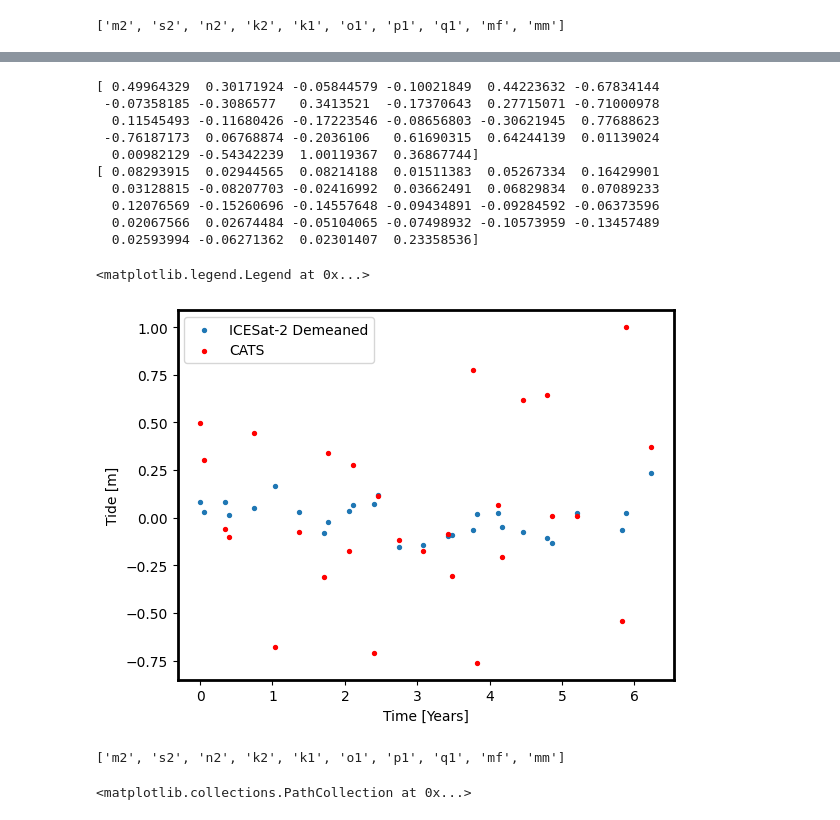
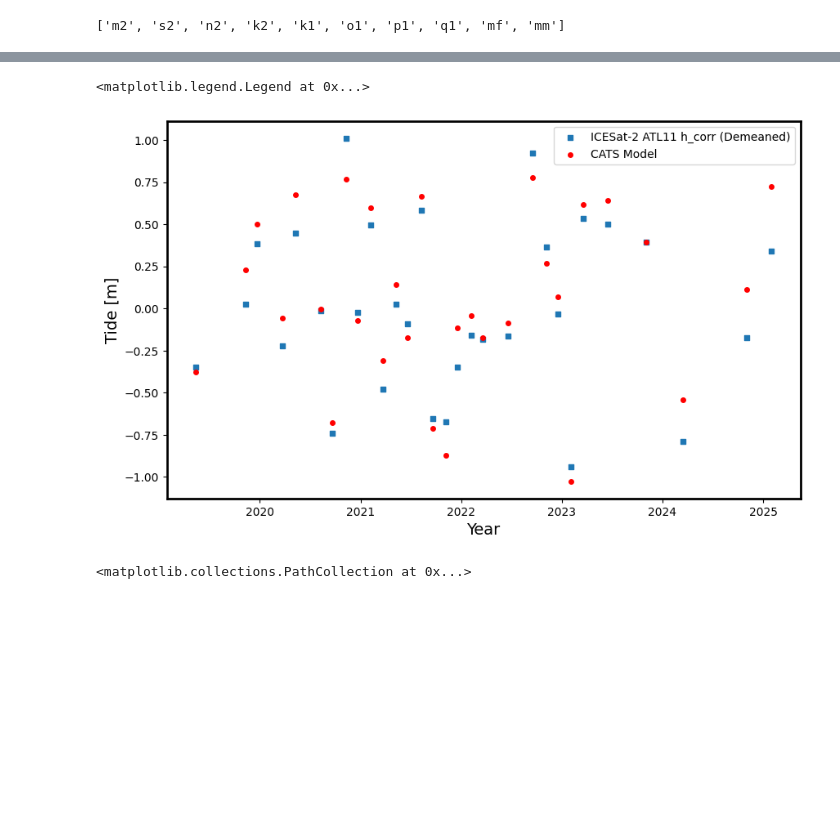
Before and after one commit to zsk4/harmonic-analysis, a Jupyter notebook: notebooks/ha.ipynb, the cells around one changed output, grey strips where cells are left out. Saved outputs shown, nothing was run; the diff lists cells and outputs as text; code cells hidden in the pictures; blank space fills up the shorter version.

```diff
--- a/notebooks/ha.ipynb
+++ b/notebooks/ha.ipynb
@@ -187,0 +209,4 @@ Data: ['https://n5eil01u.ecs.nsidc.org/DP5/ATLAS/ATL11.006/2019.03.29/ATL11_1340
+# %%
+for file in files[:7]:
+    with h5py.File(file, "r") as fi:
+        print(fi["/"])
@@ -238,6 +265,10 @@ for file in files[:7]:
             data["x_time"] = Time(
                 time_temp, format="gps"
             ).iso  # Convert to readable time
+            data["x_tide"] = fi[
+                g + "crossing_track_data/tide_ocean"
+            ]  # Not ocean_tide as in the ATBD
+            data["x_ref_pt"] = fi[g + "crossing_track_data/ref_pt"][:]
 
             # Main track data
             data["lat"] = fi[g + "/latitude"][:]  # Latitude [degrees]
@@ -251,5 +282,6 @@ for file in files[:7]:
             data["ref_pt"] = fi[g + "/ref_pt"][:]  # Reference point
             time_temp = data["t_ref"] + data["t_dt"]
             data["time"] = Time(time_temp, format="gps").iso  # Convert to readable time
+            data["tide"] = fi[g + "/cycle_stats/tide_ocean"][:]  # Tide correction [m]
 
         data_arr.append(data)
@@ -257,6 +301,7 @@ for file in files[:7]:
 # Find closest point to gz05 for data_arr[0]
 trk_X = data_arr[0]
 gz05_lat, gz05_lon = -84.2986, -164.5206
+gz05_lat, gz05_lon = -84.4986, -164.7206
 lat_lon = np.column_stack((trk_X["x_lat"], trk_X["x_lon"]))
 dists = np.linalg.norm(lat_lon - [gz05_lat, gz05_lon], axis=1)
 min_index = np.argmin(dists)
@@ -277,9 +322,13 @@ mskd_h = mskd_h[msk_h]
 mskd_xt = trk_X["x_time"][mskx]
 mskd_xcycle = trk_X["x_cycle_number"][mskx]
 mskd_xrgt = trk_X["x_rgt"][mskx]
+mskd_xrefpt = trk_X["x_ref_pt"][mskx]
+# mskd_xtide = trk_X["x_tide"][mskx]
 
 mskd_t = trk_X["time"][msk]
 mskd_tdt = trk_X["t_dt"][msk]
+# mskd_refpt = trk_X["ref_pt"][msk_t]
+# mskd_tide = trk_X["tide"][msk]
 msk_t = mskd_tdt < 1e300
 mskd_t = mskd_t[msk_t]
 msk_t = msk_t.flatten()
@@ -297,6 +346,7 @@ print(
     len(mskd_cycle),
     len(mskd_rgt),
     len(mskd_h),
+    # len(mskd_tide),
 )
 print(
     len(mskd_xlat),
@@ -305,6 +355,7 @@ print(
     len(mskd_xcycle),
     len(mskd_xrgt),
     len(mskd_xh),
+    # len(mskd_xtide),
 )
 df1 = pd.DataFrame(
     {
@@ -314,6 +365,7 @@ df1 = pd.DataFrame(
         "cycle_number": mskd_xcycle,
         "rgt": mskd_xrgt,
         "h_corr": mskd_xh,
+        # "tide": mskd_xtide,
     }
 )
 df2 = pd.DataFrame(
@@ -324,6 +376,7 @@ df2 = pd.DataFrame(
         "cycle_number": mskd_cycle,
         "rgt": mskd_rgt,
         "h_corr": mskd_h,
+        # "tide": mskd_tide,
     }
 )
 df = pd.concat([df1, df2], ignore_index=True)
@@ -533,25 +584,24 @@ True: 172.692, Fitted: 1.09587
+# %%
+import scipy
+import matplotlib.dates as mdates
+
+detrended = df["h_corr_demeaned"].values
+detrended = scipy.signal.detrend(detrended)
 # %%
-print(tide_results / 100)
-print(demeaned_for_comp)
-fig, ax = plt.subplots()
-ax.scatter(t / 24 / 265, demeaned_for_comp, s=8, label="ICESat-2 Demeaned")
-ax.scatter(t / 24 / 265, tide_results / 100, s=8, color="red", label="CATS")
-ax.set_xlabel("Time [Years]")
-ax.set_ylabel("Tide [m]")
+fig, ax = plt.subplots(figsize=(10, 6))
+ax.scatter(
+    tide_times, detrended, s=16, label="ICESat-2 ATL11 h_corr (Demeaned)", marker="s"
+)
+ax.scatter(tide_times, tide_results / 100, s=16, color="red", label="CATS Model")
+ax.set_xlabel("Year", fontsize=14)
+ax.set_ylabel("Tide [m]", fontsize=14)
+# Set x axis in years
+ax.xaxis.set_major_locator(mdates.YearLocator())
+ax.xaxis.set_major_formatter(mdates.DateFormatter("%Y"))
 ax.legend()
 # %% [output]
-[ 0.49964329  0.30171924 -0.05844579 -0.10021849  0.44223632 -0.67834144
- -0.07358185 -0.3086577   0.3413521  -0.17370643  0.27715071 -0.71000978
-  0.11545493 -0.11680426 -0.17223546 -0.08656803 -0.30621945  0.77688623
- -0.76187173  0.06768874 -0.2036106   0.61690315  0.64244139  0.01139024
-  0.00982129 -0.54342239  1.00119367  0.36867744]
-[ 0.08293915  0.02944565  0.08214188  0.01511383  0.05267334  0.16429901
-  0.03128815 -0.08207703 -0.02416992  0.03662491  0.06829834  0.07089233
-  0.12076569 -0.15260696 -0.14557648 -0.09434891 -0.09284592 -0.06373596
-  0.02067566  0.02674484 -0.05104065 -0.07498932 -0.10573959 -0.13457489
-  0.02593994 -0.06271362  0.02301407  0.23358536]
+<matplotlib.legend.Legend at 0x...>
-<matplotlib.legend.Legend at 0x...>
-[figure, old version]
+[figure, new version]
 # %%
 # See if we can get the correct answer by sampling more often.
 
@@ -569,8 +619,6 @@ tide_results = tides.tidal_elevation(
     [gz05_lat],
     tide_times,
 ).data.T[0]
-# %% [output]
-['m2', 's2', 'n2', 'k2', 'k1', 'o1', 'p1', 'q1', 'mf', 'mm']
 # %%
 # Convert tide_times to hours since first time
 plot_times = (tide_times - tide_times[0]).total_seconds() / SEC_IN_HR
```
Also changed, not shown: parts of 13 cells of this notebook, 2 other files.
